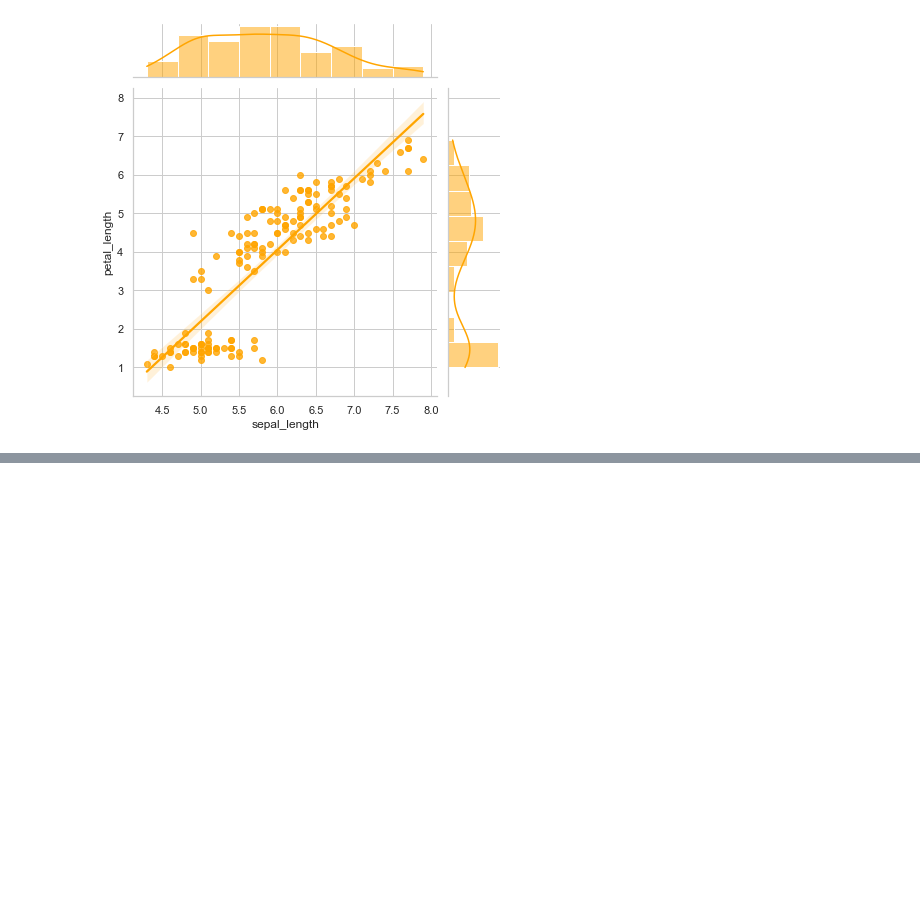
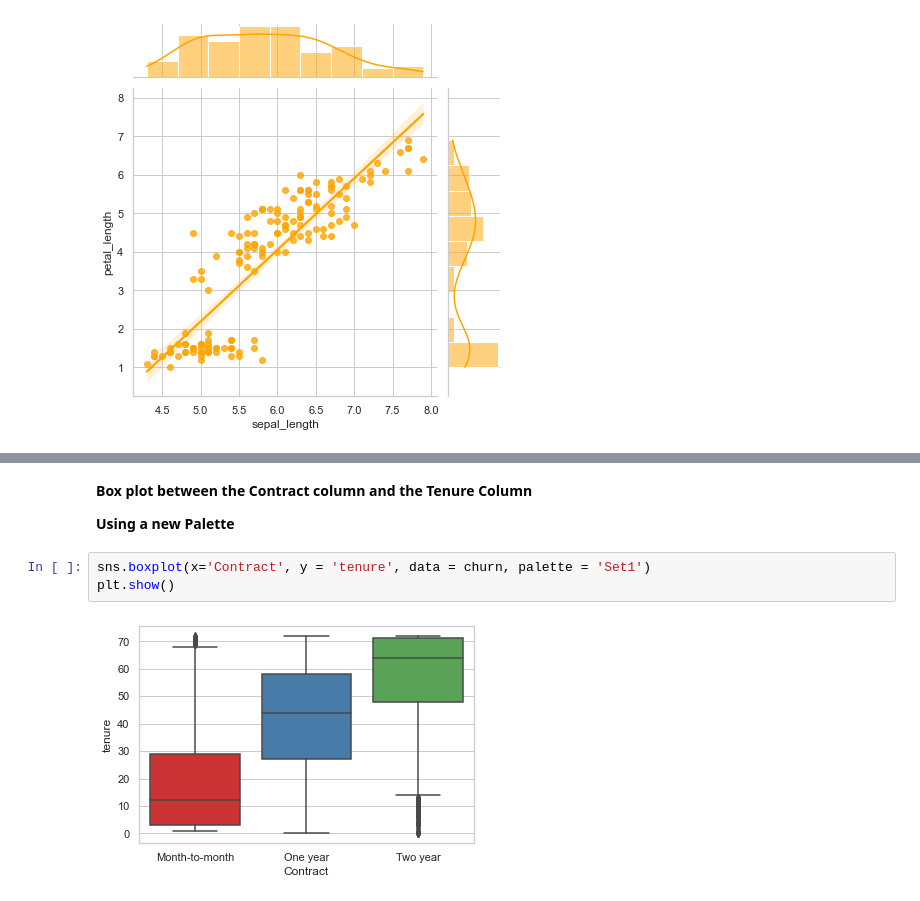
Before and after one commit to World-of-ML-AI/Data-Analysis-Tools, a Jupyter notebook: Seaborn/Seaborn Tutorial.ipynb, the cells around one changed output, grey strips where cells are left out. Cells and saved outputs as stored; diff of their text form; blank space fills up the shorter version.

```diff
--- a/Seaborn/Seaborn Tutorial.ipynb
+++ b/Seaborn/Seaborn Tutorial.ipynb
@@ -214,0 +247,9 @@ plt.show()
+# %% [markdown]
+**Box plot between the Contract column and the Tenure Column**
+
+**Using a new Palette**
+# %%
+sns.boxplot(x='Contract', y = 'tenure', data = churn, palette = 'Set1')
+plt.show()
+# %% [output]
+[figure, added]
```
Also changed, not shown: parts of 13 cells of this notebook, 1 other file.
